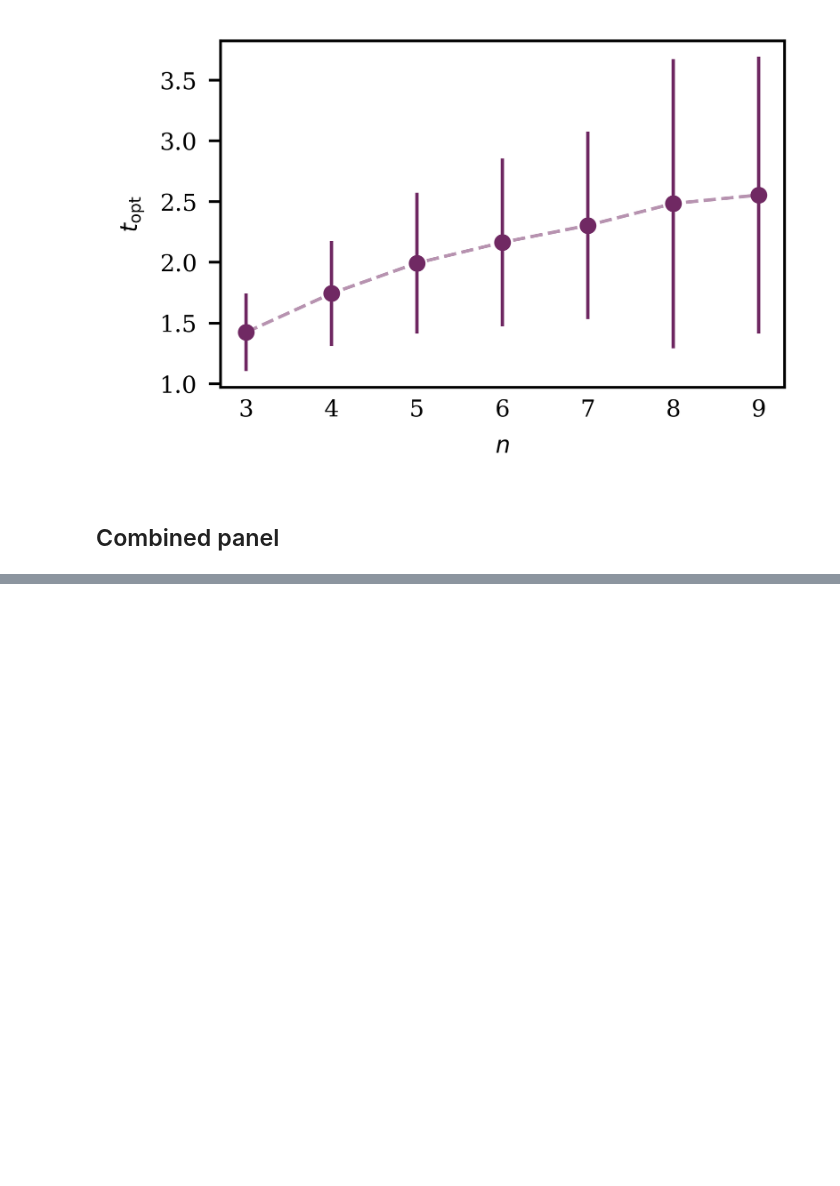
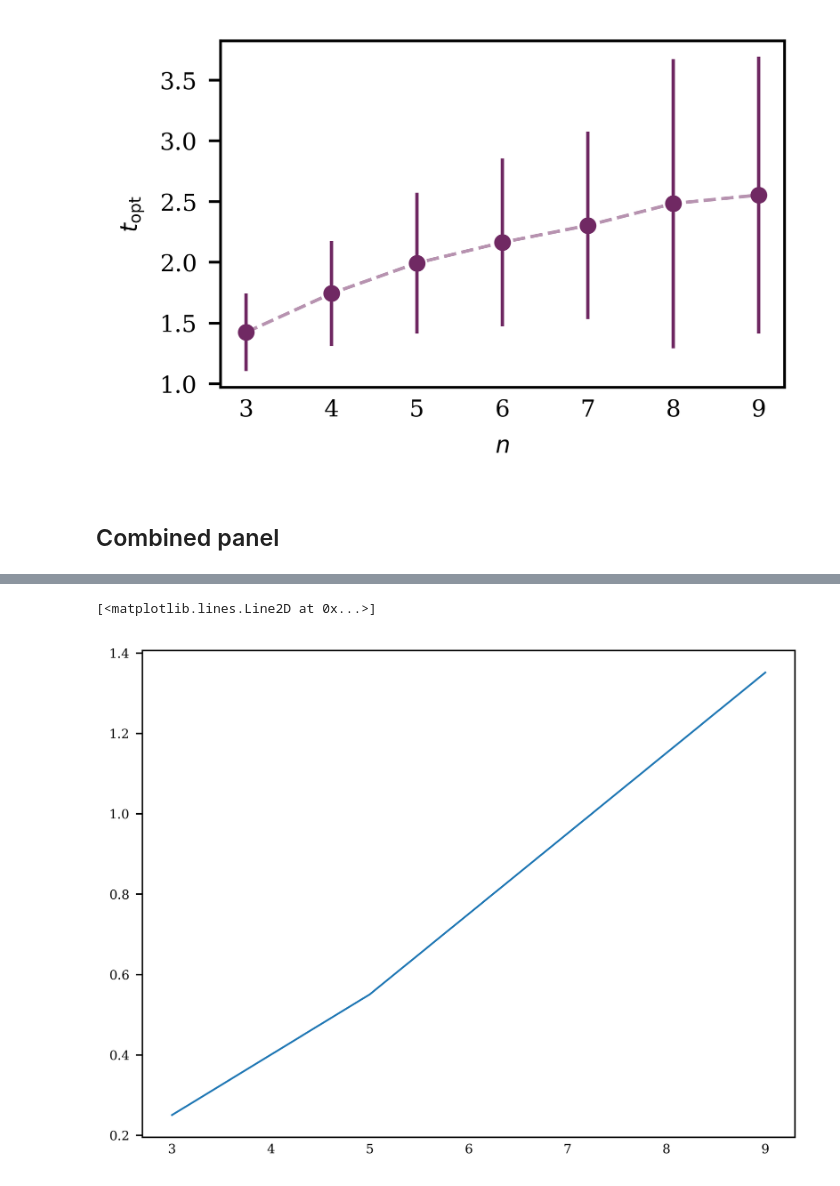
Before and after one commit to petr-ivashkov/quantum-mcmc, a Jupyter notebook: plots/delta_vs_t.ipynb, the cells around one changed output, grey strips where cells are left out. Drawn from its saved outputs; the diff is of its cells as text; code cells hidden in the pictures; blank space fills up the shorter version.

```diff
--- a/plots/delta_vs_t.ipynb
+++ b/plots/delta_vs_t.ipynb
@@ -225,0 +245,31 @@ plt.legend()
+# %%
+def find_first_hit(data, val=0.01, epsilon=1e-3):
+    """
+    Find the first time index where the curve gets epsilon-close to the mean.
+
+    Parameters:
+        data (np.ndarray): Array of temporal data, f(t).
+        val (float): Value to hit.
+        epsilon (float): Threshold for being close to the mean.
+
+    Returns:
+        int: Index of the first point where the curve is epsilon-close to the given value.
+    """
+    for i, value in enumerate(data):
+        if np.abs(value - val) <= epsilon:
+            return i  # Return the first index where the condition is met
+    return -1  # Return -1 if no such point is found
+
+first_hits = []  # To store the first mean-hit indices
+
+for n_id, n in enumerate(qubits_range):
+    first_hit = find_first_hit(delta_quantum_arr_avg[n_id])
+    first_hits.append(first_hit)
+
+# Convert indices to time values (if needed):
+first_hit_times = [time_range[hit] if hit != -1 else np.nan for hit in first_hits]
+
+plt.plot(qubits_range, first_hit_times)
+# %% [output]
+[<matplotlib.lines.Line2D at 0x...>]
+[figure, added]
```
Also changed, not shown: parts of 6 cells of this notebook, 34 other files.
